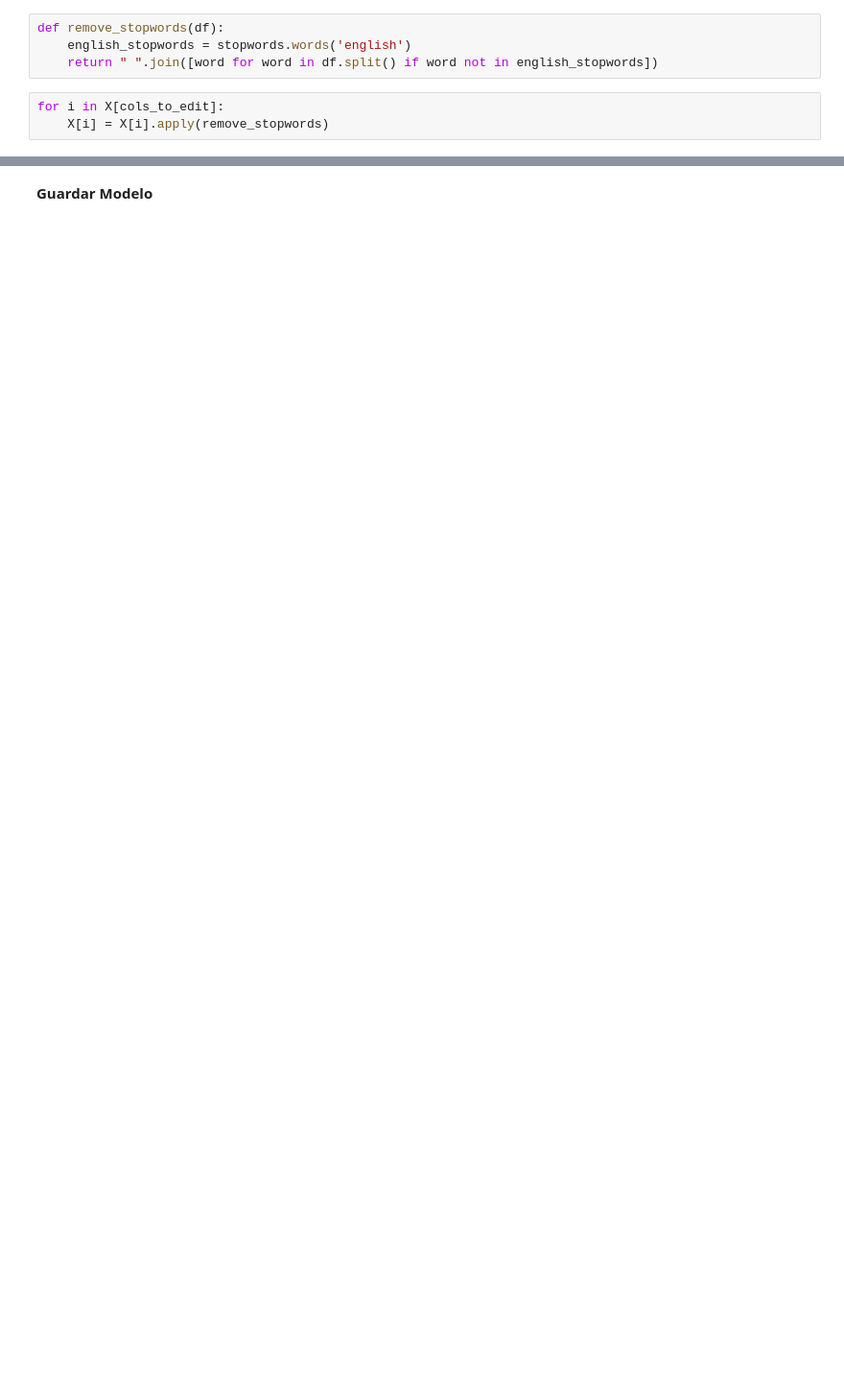
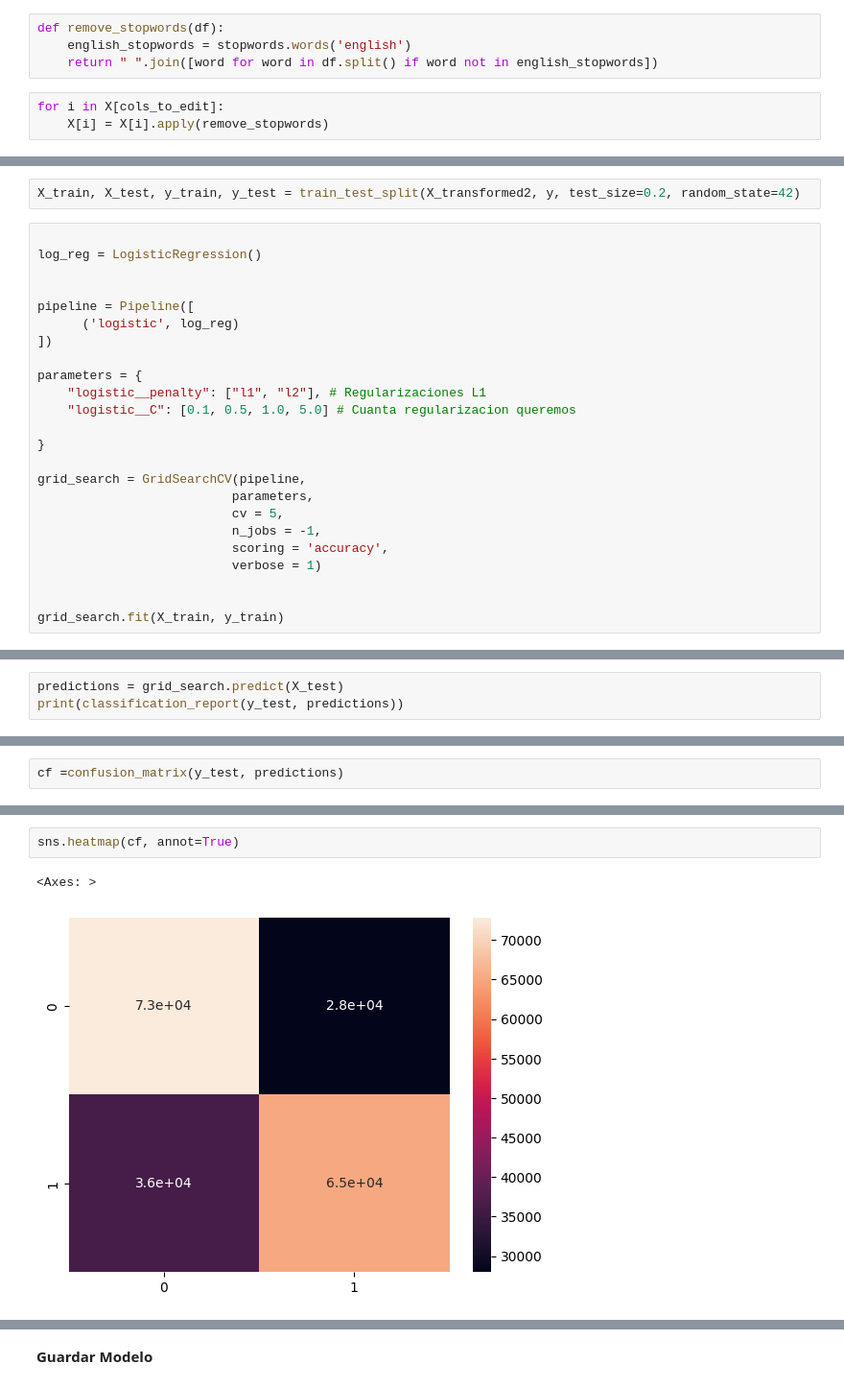
Before and after one commit to LauraGSanchz/DS_PT_09_2023, a Jupyter notebook: Machine_Learning/6-NLP/NLTK&CountVectorizer/ejercicios/sarcasm-detection.ipynb, the cells around one changed output, grey strips where cells are left out. Shown at 96% size. Saved outputs shown, nothing was run; the diff lists cells and outputs as text; blank space fills up the shorter version.

```diff
--- a/Machine_Learning/6-NLP/NLTK&CountVectorizer/ejercicios/sarcasm-detection.ipynb
+++ b/Machine_Learning/6-NLP/NLTK&CountVectorizer/ejercicios/sarcasm-detection.ipynb
@@ -206,0 +230,26 @@ for i in X[cols_to_edit]:
+# %%
+X_train, X_test, y_train, y_test = train_test_split(X_transformed2, y, test_size=0.2, random_state=42)
+# %%
+
+log_reg = LogisticRegression()
+
+
+pipeline = Pipeline([
+      ('logistic', log_reg)
+])
+
+parameters = {
+    "logistic__penalty": ["l1", "l2"], # Regularizaciones L1
+    "logistic__C": [0.1, 0.5, 1.0, 5.0] # Cuanta regularizacion queremos
+
+}
+
+grid_search = GridSearchCV(pipeline,
+                          parameters,
+                          cv = 5,
+                          n_jobs = -1,
+                          scoring = 'accuracy',
+                          verbose = 1)
+
+
+grid_search.fit(X_train, y_train)
@@ -206,0 +289,3 @@ for i in X[cols_to_edit]:
+# %%
+predictions = grid_search.predict(X_test)
+print(classification_report(y_test, predictions))
@@ -206,0 +301,2 @@ for i in X[cols_to_edit]:
+# %%
+cf =confusion_matrix(y_test, predictions)
@@ -206,0 +308,5 @@ for i in X[cols_to_edit]:
+# %%
+sns.heatmap(cf, annot=True)
+# %% [output]
+<Axes: >
+[figure, added]
```
Also changed, not shown: parts of 38 cells of this notebook, 5 other files.
